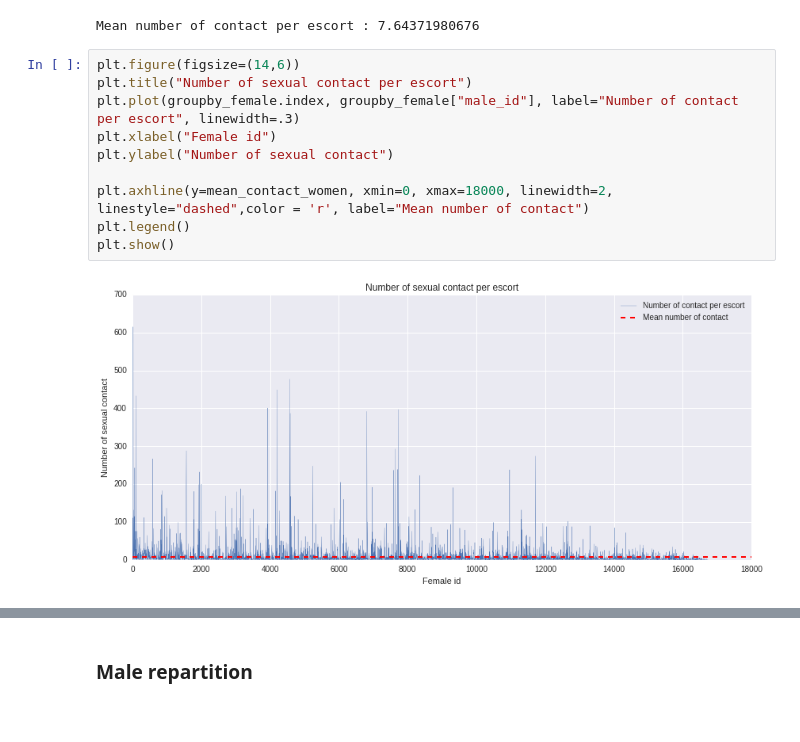
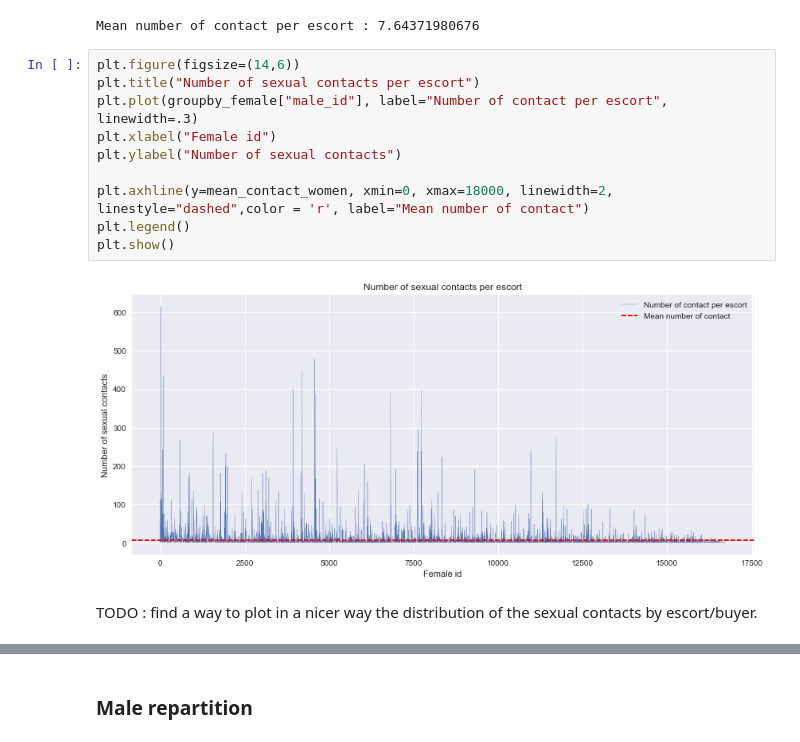
Before and after one commit to jauffretp/sand, a Jupyter notebook: python/Exploring the data.ipynb, the cells around one changed output, grey strips where cells are left out. Drawn from its saved outputs; the diff is of its cells as text.

```diff
--- a/python/Exploring the data.ipynb
+++ b/python/Exploring the data.ipynb
@@ -87,13 +174,15 @@ print("Mean number of contact per escort :",mean_contact_women)
 Mean number of contact per escort : 7.64371980676
 # %%
 plt.figure(figsize=(14,6))
-plt.title("Number of sexual contact per escort")
-plt.plot(groupby_female.index, groupby_female["male_id"], label="Number of contact per escort", linewidth=.3)
+plt.title("Number of sexual contacts per escort")
+plt.plot(groupby_female["male_id"], label="Number of contact per escort", linewidth=.3)
 plt.xlabel("Female id")
-plt.ylabel("Number of sexual contact")
+plt.ylabel("Number of sexual contacts")
 
 plt.axhline(y=mean_contact_women, xmin=0, xmax=18000, linewidth=2, linestyle="dashed",color = 'r', label="Mean number of contact")
 plt.legend()
 plt.show()
 # %% [output]
-[figure, old version]
+[figure, new version]
+# %% [markdown]
+TODO : find a way to plot in a nicer way the distribution of the sexual contacts by escort/buyer.
```
Also changed, not shown: parts of 51 cells of this notebook, 3 other files.
